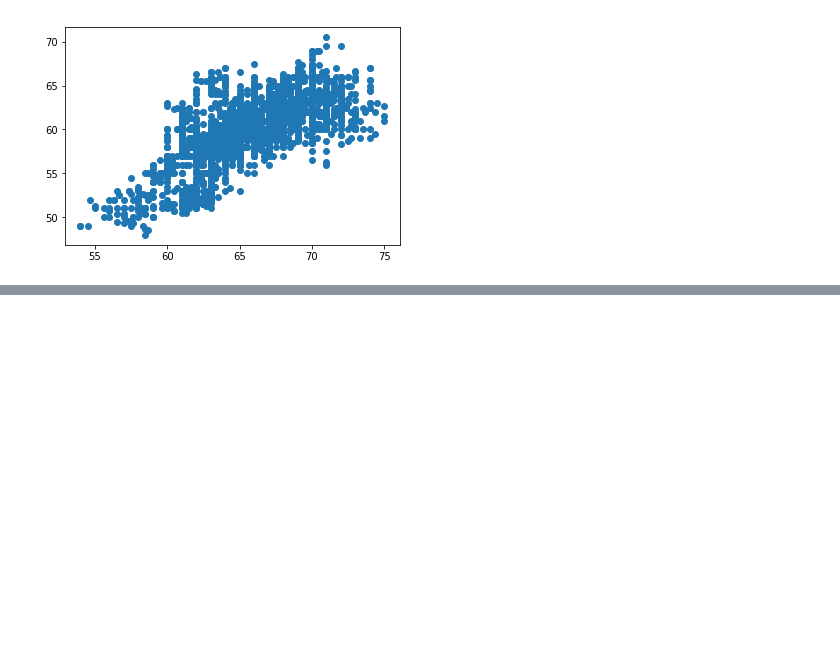
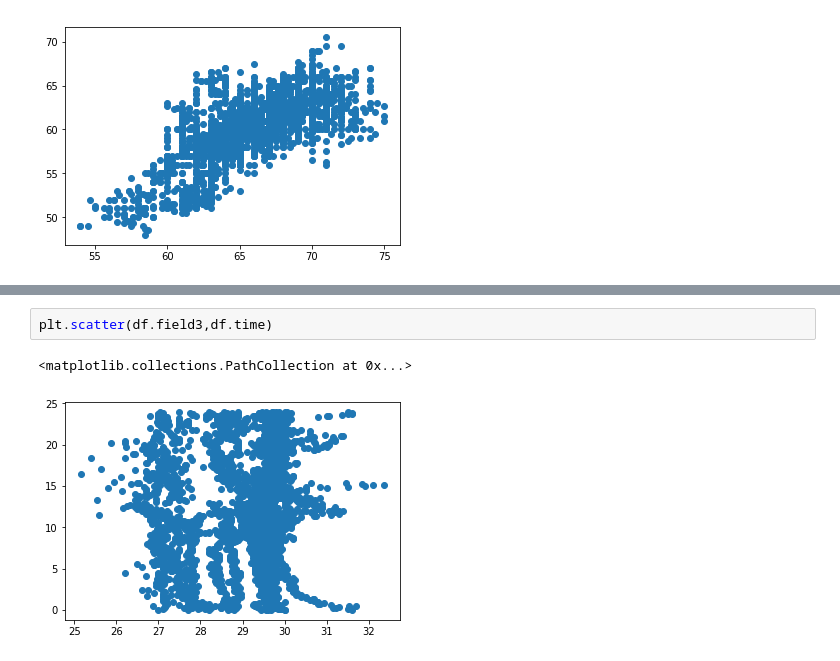
Before and after one commit to lfkopp/smarthome, a Jupyter notebook: 2-data_analysis.ipynb, the cells around one changed output, grey strips where cells are left out. Drawn from its saved outputs; the diff is of its cells as text; blank space fills up the shorter version.

```diff
--- a/2-data_analysis.ipynb
+++ b/2-data_analysis.ipynb
@@ -60,0 +84,5 @@ plt.scatter(df.field2,df.field4)
+# %%
+plt.scatter(df.field3,df.time)
+# %% [output]
+<matplotlib.collections.PathCollection at 0x...>
+[figure, added]
```
Also changed, not shown: parts of 9 cells of this notebook, 5 other files.
